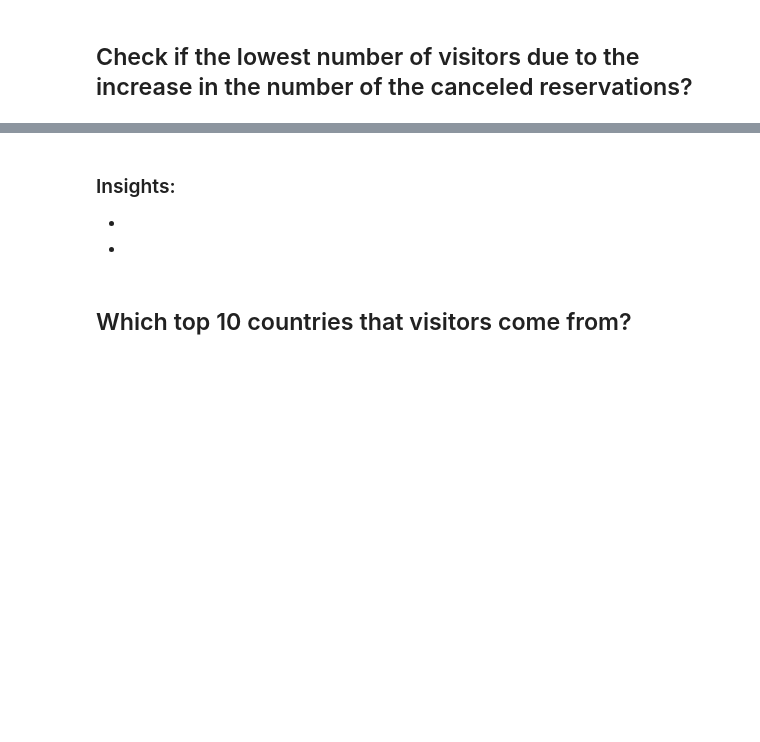
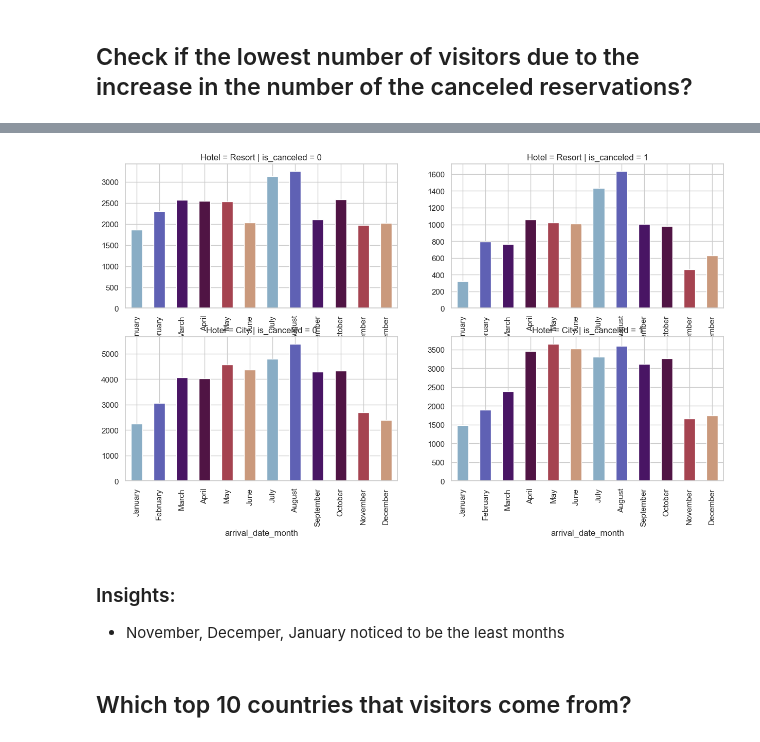
Before and after one commit to Tuwaiq-Data-Science-Bootcamp-V5/CV_and_GS-Lab1, a Jupyter notebook: CV_Assignment.ipynb, the cells around one changed output, grey strips where cells are left out. Saved outputs shown, nothing was run; the diff lists cells and outputs as text; code cells hidden in the pictures; blank space fills up the shorter version.

```diff
--- a/CV_Assignment.ipynb
+++ b/CV_Assignment.ipynb
@@ -133,6 +176,31 @@ df.describe(include='object')
-# %% [markdown]
-### Insights:
--
--
+# %%
+fig, axes = plt.subplots(2, 2, figsize=(15, 8))
+
+df_resort_not_canceled = resortHotel[resortHotel['is_canceled'] == 0]
+monthly_bookings_resort_not_canceled = df_resort_not_canceled['arrival_date_month'].value_counts().loc[month_order]
+monthly_bookings_resort_not_canceled.plot(kind='bar',color=colors, ax=axes[0, 0])
+axes[0, 0].set_title('Hotel = Resort | is_canceled = 0')
+
+df_resort_canceled = resortHotel[resortHotel['is_canceled'] == 1]
+monthly_bookings_resort_canceled = df_resort_canceled['arrival_date_month'].value_counts().loc[month_order]
+monthly_bookings_resort_canceled.plot(kind='bar',color=colors, ax=axes[0, 1])
+axes[0, 1].set_title('Hotel = Resort | is_canceled = 1')
+
+df_city_not_canceled = cityHotel[cityHotel['is_canceled'] == 0]
+monthly_bookings_city_not_canceled = df_city_not_canceled['arrival_date_month'].value_counts().loc[month_order]
+monthly_bookings_city_not_canceled.plot(kind='bar',color=colors, ax=axes[1, 0])
+axes[1, 0].set_title('Hotel = City | is_canceled = 0')
+
+df_city_canceled = cityHotel[cityHotel['is_canceled'] == 1]
+monthly_bookings_city_canceled = df_city_canceled['arrival_date_month'].value_counts().loc[month_order]
+monthly_bookings_city_canceled.plot(kind='bar',color=colors, ax=axes[1, 1])
+axes[1, 1].set_title('Hotel = City | is_canceled = 1')
+
+plt.show()
+# %% [output]
+[figure, added]
+# %% [markdown]
+### Insights:
+- November, Decemper, January noticed to be the least months
 # %% [markdown]
 ## Which top 10 countries that visitors come from?
```
Also changed, not shown: parts of 25 cells of this notebook, 1 other file.
